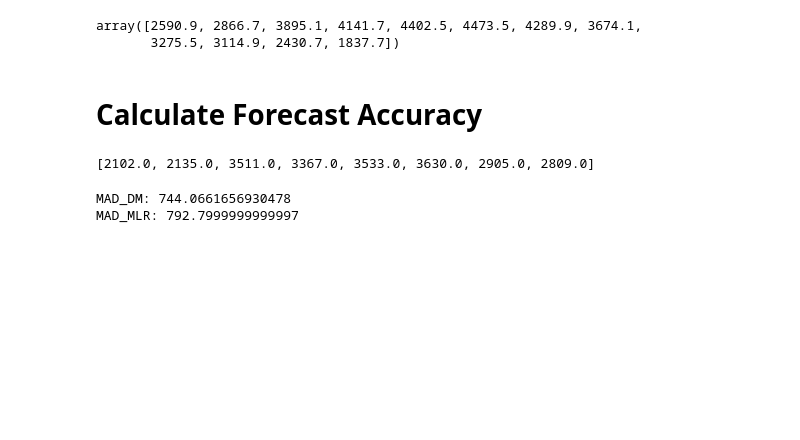
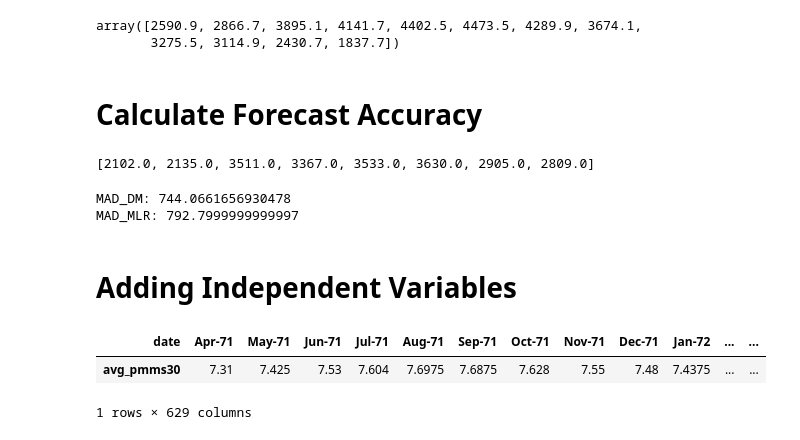
Before and after one commit to lerow12/OM-516, a Jupyter notebook: Project-2/Sample.ipynb, the cells around one changed output. Saved outputs shown, nothing was run; the diff lists cells and outputs as text; code cells hidden in the pictures; blank space fills up the shorter version.

```diff
--- a/Project-2/Sample.ipynb
+++ b/Project-2/Sample.ipynb
@@ -315,3 +315,13 @@ print("MAD_MLR:",MAD_mlr)
 # %% [output]
 MAD_DM: 744.0661656930478
 MAD_MLR: 792.7999999999997
+# %% [markdown]
+# Adding Independent Variables
+# %%
+mortgage_data = pd.read_csv("30_yr_mortgage_rates.csv", index_col="date")
+mortgage_data = mortgage_data.T
+mortgage_data
+# %% [output]
+| date | Apr-71 | May-71 | Jun-71 | Jul-71 | Aug-71 | Sep-71 | Oct-71 | Nov-71 | Dec-71 | Jan-72 | ... | ... |
+| avg_pmms30 | 7.31 | 7.425 | 7.53 | 7.604 | 7.6975 | 7.6875 | 7.628 | 7.55 | 7.48 | 7.4375 | ... | ... |
+1 rows × 629 columns
```
Also changed, not shown: parts of 5 cells of this notebook, 1 other file.
